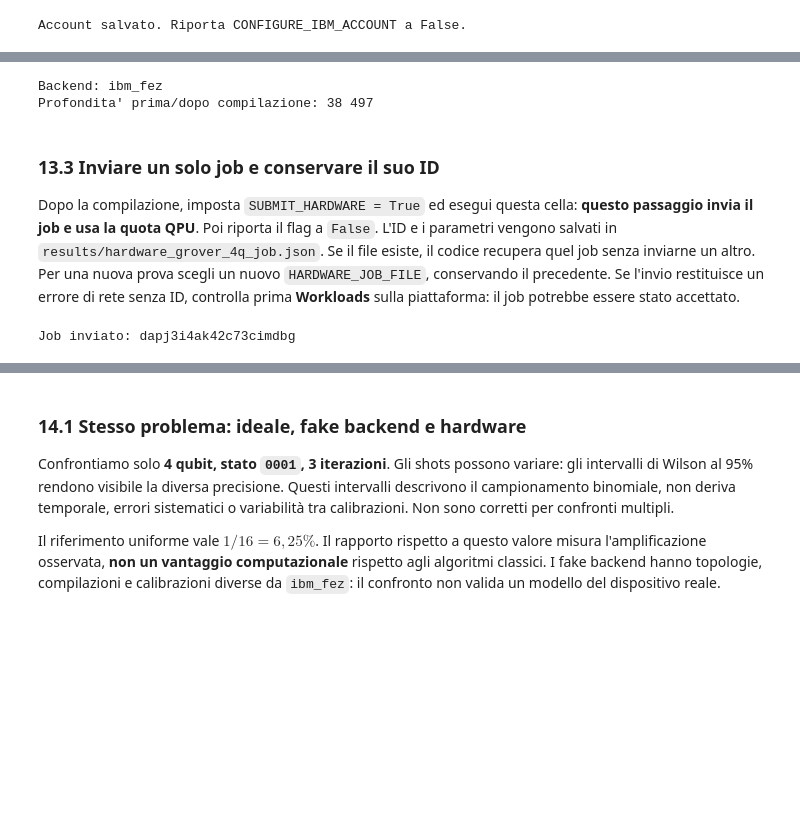
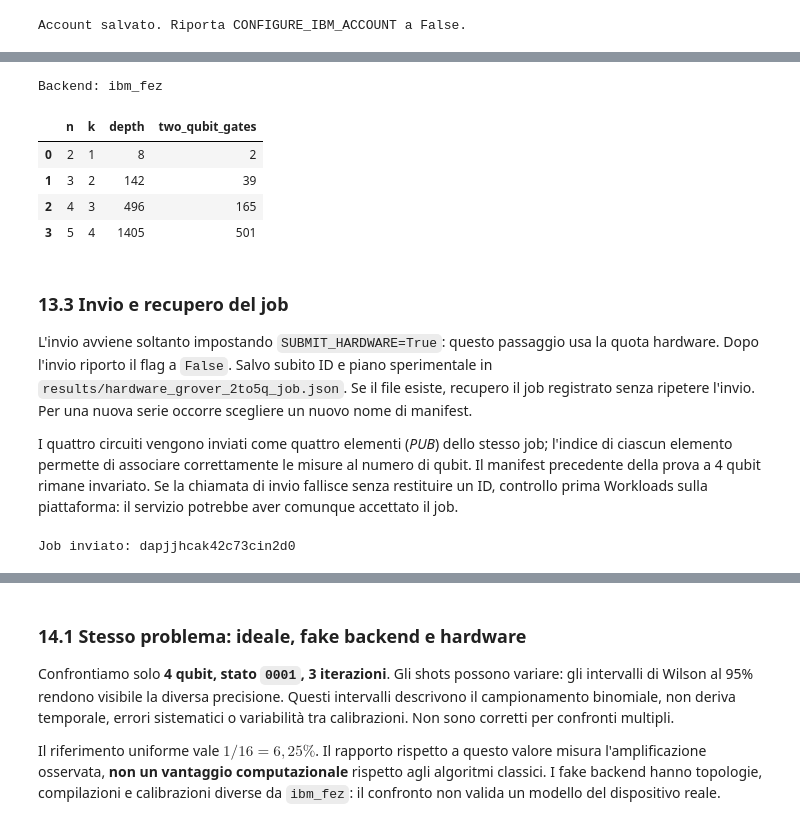
Before and after one commit to Pier2690/QuantumComputing, a Jupyter notebook: Grover.ipynb, the cells around one changed output, grey strips where cells are left out. Drawn from its saved outputs; the diff is of its cells as text; code cells hidden in the pictures; blank space fills up the shorter version.

```diff
--- a/Grover.ipynb
+++ b/Grover.ipynb
@@ -1217,65 +1215,72 @@ Se l'account non viene trovato, esegui prima la configurazione del punto 13.1.
 # %%
-# Step 2: selezioniamo il backend reale e adattiamo il circuito alle sue porte.
-CONNECT_IBM = False  # Cambiare a False se l'account non e' pronto o se si vuole saltare la QPU.
+CONNECT_IBM = False
 hardware_service = None
 hardware_backend = None
-circuit_isa = None
+circuits_isa = None
 
 if CONNECT_IBM:
     hardware_service = QiskitRuntimeService(name=ACCOUNT_NAME)
     hardware_backend = hardware_service.least_busy(
-        operational=True, simulator=False, min_num_qubits=HARDWARE_N,
+        operational=True, simulator=False, min_num_qubits=max(HARDWARE_N_VALUES),
     )
     pm = generate_preset_pass_manager(target=hardware_backend.target,
                                       optimization_level=3, seed_transpiler=RANDOM_SEED)
-    circuit_isa = pm.run(hardware_circuit)
+    circuits_isa = pm.run(hardware_circuits)
+    for record, circuit in zip(hardware_plan, circuits_isa):
+        gates = circuit.remove_final_measurements(inplace=False)
+        record["depth"] = gates.depth()
+        record["two_qubit_gates"] = sum(item.operation.num_qubits == 2 for item in gates.data)
     print("Backend:", hardware_backend.name)
-    print("Profondita' prima/dopo compilazione:", hardware_circuit.depth(), circuit_isa.depth())
+    display(pd.DataFrame(hardware_plan)[["n", "k", "depth", "two_qubit_gates"]])
 else:
-    print("Connessione disattivata. Imposta CONNECT_IBM=True quando l'account e' pronto.")
+    print("Connessione disattivata: impostare CONNECT_IBM=True per preparare l'esecuzione reale.")
 # %% [output]
 Backend: ibm_fez
-Profondita' prima/dopo compilazione: 38 497
+|  | n | k | depth | two_qubit_gates |
+| 0 | 2 | 1 | 8 | 2 |
+| 1 | 3 | 2 | 142 | 39 |
+| 2 | 4 | 3 | 496 | 165 |
+| 3 | 5 | 4 | 1405 | 501 |
 # %% [markdown]
-### 13.3 Inviare un solo job e conservare il suo ID
-Dopo la compilazione, imposta `SUBMIT_HARDWARE = True` ed esegui questa cella:
-**questo passaggio invia il job e usa la quota QPU**. Poi riporta il flag a `False`.
-L'ID e i parametri vengono salvati in `results/hardware_grover_4q_job.json`.
-Se il file esiste, il codice recupera quel job senza inviarne un altro.
-Per una nuova prova scegli un nuovo `HARDWARE_JOB_FILE`, conservando il precedente.
-Se l'invio restituisce un errore di rete senza ID, controlla prima **Workloads**
-sulla piattaforma: il job potrebbe essere stato accettato.
+### 13.3 Invio e recupero del job
+L'invio avviene soltanto impostando `SUBMIT_HARDWARE=True`: questo passaggio
+usa la quota hardware. Dopo l'invio riporto il flag a `False`.
+Salvo subito ID e piano sperimentale in `results/hardware_grover_2to5q_job.json`.
+Se il file esiste, recupero il job registrato senza ripetere l'invio.
+Per una nuova serie occorre scegliere un nuovo nome di manifest.
+
+I quattro circuiti vengono inviati come quattro elementi (*PUB*) dello stesso
+job; l'indice di ciascun elemento permette di associare correttamente le misure
+al numero di qubit. Il manifest precedente della prova a 4 qubit rimane invariato.
+Se la chiamata di invio fallisce senza restituire un ID, controllo prima Workloads
+sulla piattaforma: il servizio potrebbe aver comunque accettato il job.
 # %%
-# Step 3: invio esplicito oppure recupero di un job gia' salvato.
-SUBMIT_HARDWARE = False  # Cambiare a False per non inviare il job alla QPU.
-HARDWARE_JOB_FILE = Path("results/hardware_grover_4q_job.json")
+SUBMIT_HARDWARE = False  # Cambiare a False per non inviare i circuiti al backend reale.
+HARDWARE_JOB_FILE = Path("results/hardware_grover_2to5q_job.json")
 hardware_job = None
 hardware_record = None
 
 if hardware_service is None:
-    print("Esegui prima la connessione del punto 13.2.")
+    print("Eseguire prima la connessione del punto 13.2.")
 elif HARDWARE_JOB_FILE.exists():
     hardware_record = json.loads(HARDWARE_JOB_FILE.read_text(encoding="utf-8"))
     hardware_job = hardware_service.job(hardware_record["job_id"])
-    print("Job recuperato:", hardware_job.job_id(), "| Parametri salvati:", hardware_record)
+    print("Job recuperato:", hardware_job.job_id(), "| Backend:", hardware_record["backend"])
+    display(pd.DataFrame(hardware_record["experiments"]))
 elif SUBMIT_HARDWARE:
-    if circuit_isa is None:
-        raise RuntimeError("Compila prima il circuito nel punto 13.2.")
+    if circuits_isa is None:
+        raise RuntimeError("Compilare prima i circuiti del punto 13.2.")
     HARDWARE_JOB_FILE.parent.mkdir(parents=True, exist_ok=True)
     sampler = SamplerV2(mode=hardware_backend)
     sampler.options.max_execution_time = 60
-    sampler.options.environment.job_tags = ["grover-primo-test"]
-    hardware_job = sampler.run([circuit_isa], shots=HARDWARE_SHOTS)
-    print("Job inviato:", hardware_job.job_id())  # Conserva l'ID anche se il salvataggio fallisce.
-    hardware_record = {
-        "job_id": hardware_job.job_id(), "backend": hardware_backend.name,
-        "n": HARDWARE_N, "k": HARDWARE_K, "shots": HARDWARE_SHOTS,
-        "marked_states": HARDWARE_MARKED, "theoretical_probability": hardware_theory,
-        "register_name": hardware_circuit.cregs[0].name,
-    }
+    sampler.options.environment.job_tags = ["grover-scaling-2to5"]
+    hardware_job = sampler.run(circuits_isa, shots=HARDWARE_SHOTS)
+    print("Job inviato:", hardware_job.job_id())
+    hardware_record = {"job_id": hardware_job.job_id(), "backend": hardware_backend.name,
+                       "experiments": hardware_plan}
     HARDWARE_JOB_FILE.write_text(json.dumps(hardware_record, indent=2), encoding="utf-8")
 else:
-    print("Nessun invio: imposta SUBMIT_HARDWARE=True solo per iniziare la prova.")
+    print("Invio disattivato: impostare SUBMIT_HARDWARE=True per eseguire la serie.")
 # %% [output]
-Job inviato: dapj3i4ak42c73cimdbg
+Job inviato: dapjjhcak42c73cin2d0
 # %% [markdown]
```
Also changed, not shown: parts of 10 cells of this notebook.
